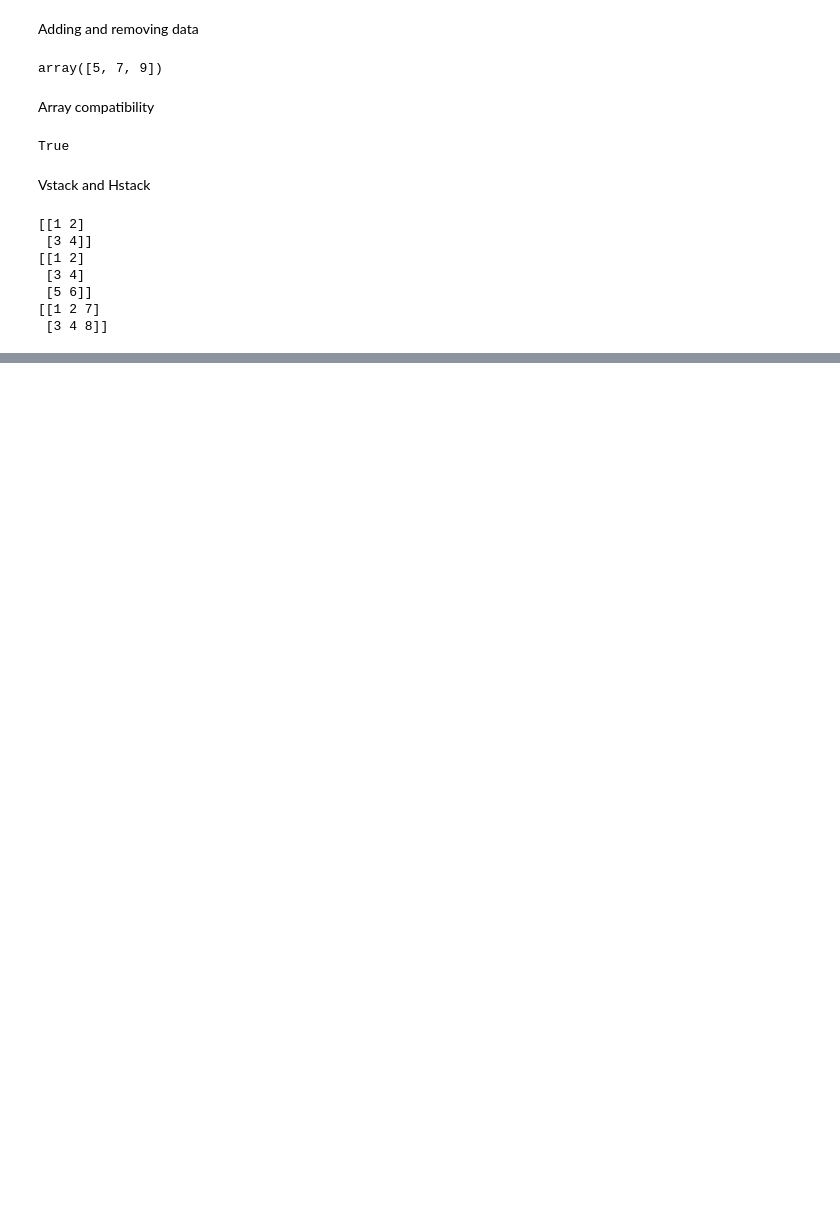
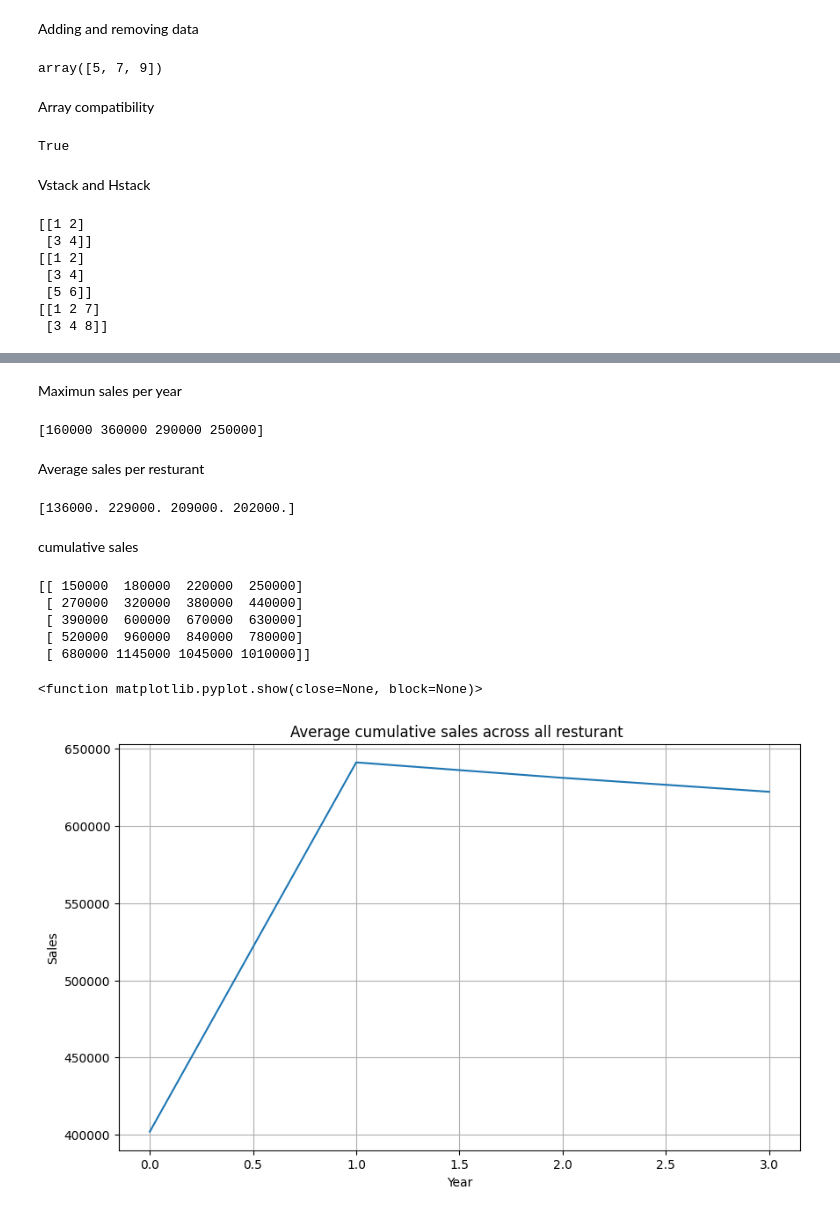
Before and after one commit to dpkasahu/numpy, a Jupyter notebook: gfgnumpy01.ipynb, the cells around one changed output, grey strips where cells are left out. Cells and saved outputs as stored; diff of their text form; code cells hidden in the pictures; blank space fills up the shorter version.

```diff
--- a/gfgnumpy01.ipynb
+++ b/gfgnumpy01.ipynb
@@ -222,0 +234,14 @@ print(with_new_col)
+# %%
+import numpy as np
+import matplotlib.pyplot as plt
+
+sales_data = np.array([
+    [1,150000,180000,220000,250000],
+    [2,120000,140000,160000,190000],
+    [3,120000,280000,290000,190000],
+    [4,130000,360000,170000,150000],
+    [5,160000,185000,205000,230000]
+])
+print("===Zomato sales analysis===")
+sales_data.shape
+sales_data[:3]
@@ -222,0 +268,34 @@ print(with_new_col)
+# %% [markdown]
+Maximun sales per year
+# %%
+max_sales = np.max(sales_data[:,1:],axis = 0)
+print(max_sales )
+# %% [output]
+[160000 360000 290000 250000]
+# %% [markdown]
+Average sales per resturant
+# %%
+avg_sales = np.mean(sales_data[:,1:],axis = 0)
+print(avg_sales)
+# %% [output]
+[136000. 229000. 209000. 202000.]
+# %% [markdown]
+cumulative sales
+# %%
+cumsum = np.cumsum(sales_data[:,1:],axis = 0)
+print(cumsum)
+plt.figure(figsize=(10,6))
+plt.plot(np.mean(cumsum,axis = 0))
+plt.title("Average cumulative sales across all resturant ")
+plt.xlabel("Year")
+plt.ylabel("Sales")
+plt.grid(True)
+plt.show
+# %% [output]
+[[ 150000  180000  220000  250000]
+ [ 270000  320000  380000  440000]
+ [ 390000  600000  670000  630000]
+ [ 520000  960000  840000  780000]
+ [ 680000 1145000 1045000 1010000]]
+<function matplotlib.pyplot.show(close=None, block=None)>
+[figure, added]
```
Also changed, not shown: parts of 8 cells of this notebook.
